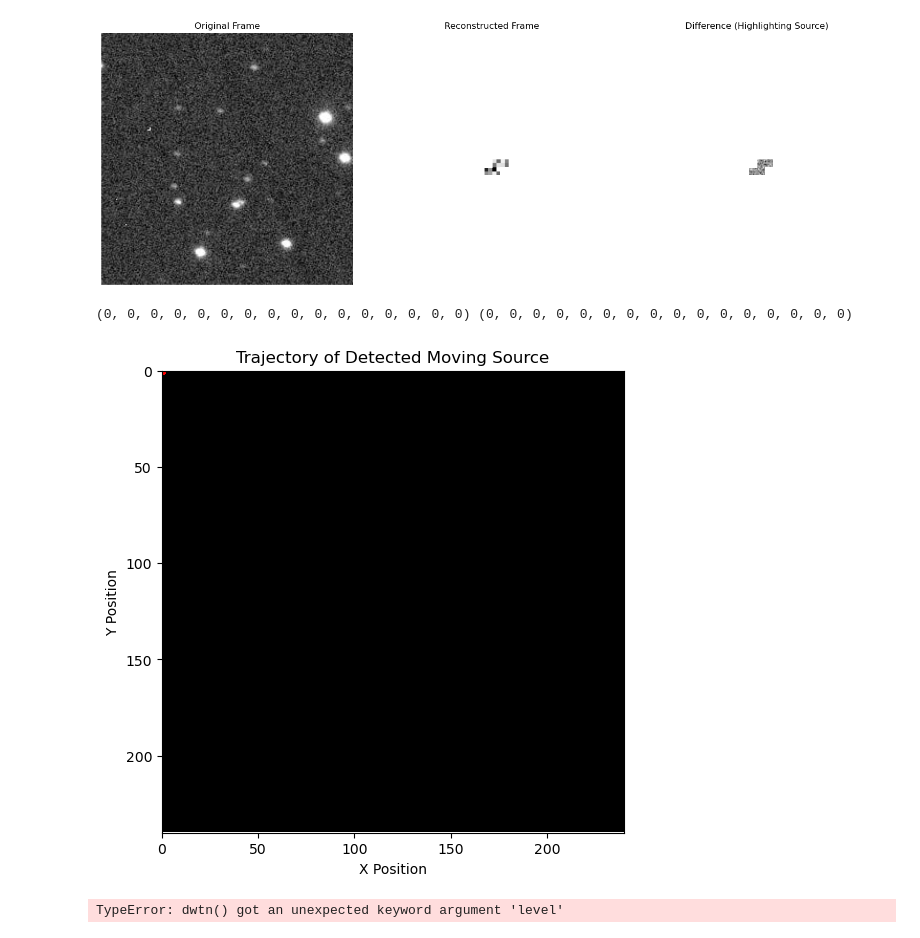
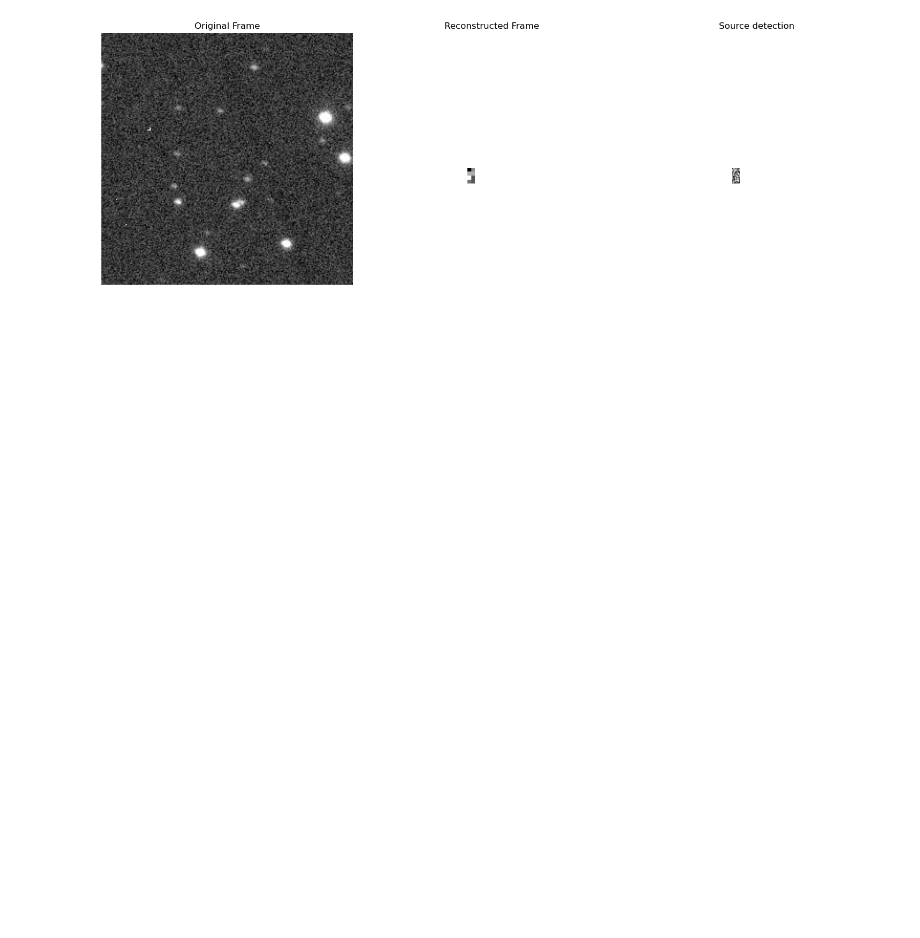
Before and after one commit to at2005/starsweeper, a Jupyter notebook: wavelet.ipynb, the cells around one changed output. Saved outputs shown, nothing was run; the diff lists cells and outputs as text; code cells hidden in the pictures; blank space fills up the shorter version.

```diff
--- a/wavelet.ipynb
+++ b/wavelet.ipynb
@@ -16,14 +16,13 @@ def load_images():
         # # Create output image
         images_arr.append((julian_date, image))
 
-    for i in range(2):
+    for i in range(1):
         images_arr = images_arr + images_arr
     return images_arr
 
 def get_timesteps(images_arr):
     timesteps = [image[0] for image in images_arr]
+    # simulate uneven sampling
+    timesteps = list([np.random.randint(0, len(timesteps)) for _ in range(len(timesteps))])
     timesteps.sort()
-    # normalize
-    # timesteps = [(timestep - timesteps[0]) for timestep in timesteps]
-    timesteps = list(range(len(timesteps)))#[0, 1, 2, 3]
     return timesteps
@@ -30,9 +57,14 @@ def get_timesteps(images_arr):
 # %%
-def simulate_point_linear_source(image, position, velocity, time, fill=65):
+def simulate_point_linear_source(image, position, velocity, time, fill=67):
     image_copy = image.copy()
-    new_position = position + velocity * time
+    # simulate weird nonlinear motion
+    new_position = position + velocity * time * np.sqrt(time) * time
     new_position = new_position.astype(int)
-    image_copy[new_position[0], new_position[1]] = fill
+    # image_copy[new_position[0], new_position[1]] = fill
+
+    # spread signal out to neighboring pixels
+    image_copy = pad_around_point(image_copy, new_position[1], new_position[0], 1)
+
     # noise = np.random.normal(0, 15.8, image_copy.shape)
     # image_copy = image_copy + noise
     # image_copy = np.clip(image_copy, 0, 130)
@@ -63,7 +95,7 @@ image_time_pairs = load_images()
 timesteps = get_timesteps(image_time_pairs)
 images = [image[1] for image in image_time_pairs]
 
-data = moving_source_gif(images, np.array([100, 100]), np.array([1, 2]), timesteps)
+data = moving_source_gif(images, np.array([100, 100]), np.array([0.01, 0.03]), timesteps)
 # %%
 def apply_wavelet_transform(data, wavelet):
     coeffs = pywt.dwtn(data, wavelet)
@@ -102,9 +134,6 @@ for i in range(1, len(coeffs)):
 
     # Compute threshold for this level
     threshold = sigma * np.sqrt(2 * np.log(coeffs_arr.size))
-
-    # Alternatively, use a fixed threshold or a percentage of sigma
-    # threshold = sigma * some_factor  # Adjust 'some_factor' as needed
 
     # Threshold the detail coefficients at this level
     detail_coeffs_thresholded = {}
@@ -120,67 +149,34 @@ for i in range(1, len(coeffs)):
 data_reconstructed = pywt.waverecn(coeffs_thresholded, wavelet=wavelet)
 
 # Ensure the reconstructed data has the same shape as the original data
 data_reconstructed = data_reconstructed[:data.shape[0], :data.shape[1], :data.shape[2]]
 
 # Find the moving source by calculating the difference
 difference = data_reconstructed - data
 
 # Visualize the original data and reconstructed data at a specific time frame
 time_frame = num_frames // 2  # Middle frame for visualization
 
 plt.figure(figsize=(15, 5))
 
 plt.subplot(1, 3, 1)
 plt.imshow(data[time_frame], cmap='gray', origin='lower')
 plt.title('Original Frame')
 plt.axis('off')
 
 plt.subplot(1, 3, 2)
 plt.imshow(data_reconstructed[time_frame], cmap='gray', origin='lower')
 plt.title('Reconstructed Frame')
 plt.axis('off')
 
 plt.subplot(1, 3, 3)
 plt.imshow(difference[time_frame], cmap='gray', origin='lower')
-plt.title('Difference (Highlighting Source)')
+plt.title('Source detection')
 plt.axis('off')
 
 plt.tight_layout()
+# save plot
+plt.savefig('wavelet.png')
 plt.show()
-
-# Plot the trajectory of the detected moving source
-# Identify positions with significant intensity in the difference frames
-source_positions = []
-for t in range(num_frames):
-    frame = difference[t]
-    # Find the position of the maximum absolute intensity
-    y, x = np.unravel_index(np.argmax(np.abs(frame)), frame.shape)
-    source_positions.append((x, y))
-
-# Extract x and y coordinates
-x_vals, y_vals = zip(*source_positions)
-print(x_vals, y_vals)
-
-# Plot the trajectory
-plt.figure(figsize=(6, 6))
-plt.imshow(np.zeros((height, width)), cmap='gray', origin='lower')
-plt.plot(x_vals, y_vals, '-o', color='red', markersize=4)
-plt.title('Trajectory of Detected Moving Source')
-plt.xlabel('X Position')
-plt.ylabel('Y Position')
-plt.xlim(0, width)
-plt.ylim(0, height)
-plt.gca().invert_yaxis()
-plt.show()
 # %% [output]
-[figure, old version]
+[figure, new version]
-(0, 0, 0, 0, 0, 0, 0, 0, 0, 0, 0, 0, 0, 0, 0, 0) (0, 0, 0, 0, 0, 0, 0, 0, 0, 0, 0, 0, 0, 0, 0, 0)
-[figure, removed]
-# %%
-reconstructed, difference, trajectories = process_astrometric_data(
-    data,
-    wavelet='db4',
-    base_threshold=3.0
-)
-# %% [output]
-TypeError: dwtn() got an unexpected keyword argument 'level'
```
Also changed, not shown: parts of 2 cells of this notebook, 9 other files.
